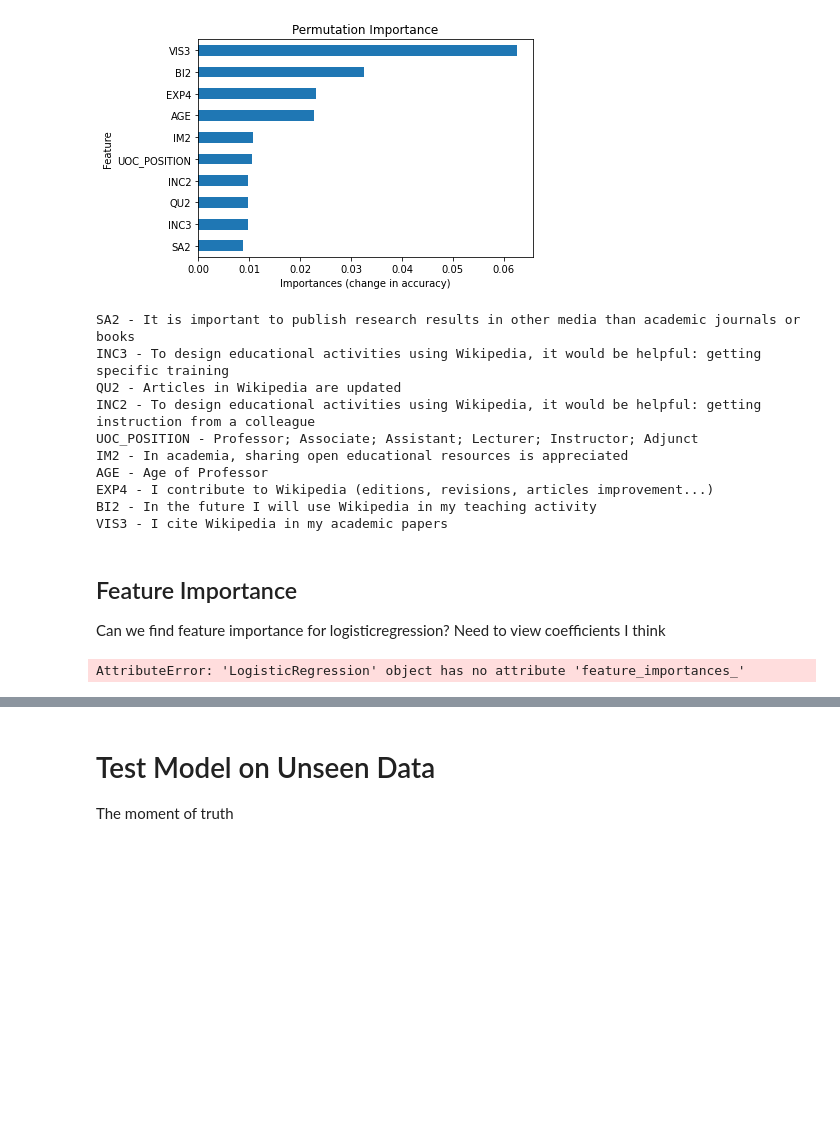
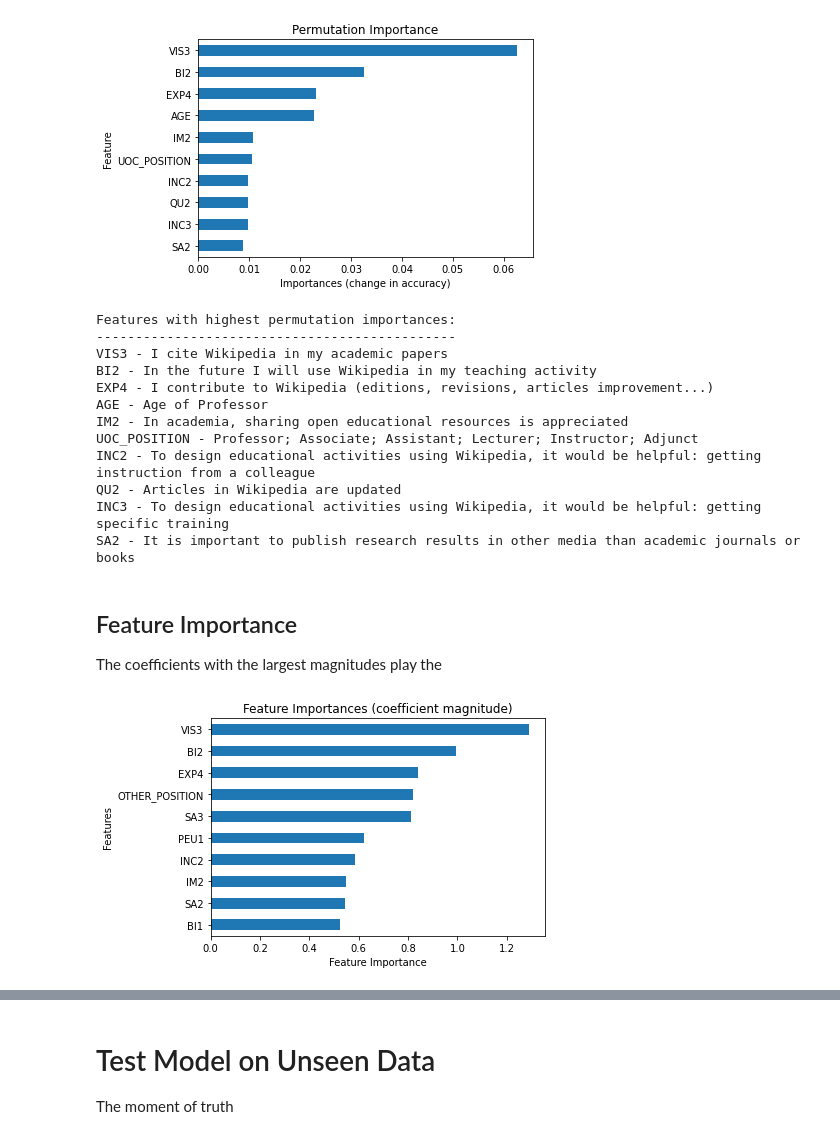
Before and after one commit to KWeatherwalks/EduWikiML, a Jupyter notebook: LogisticRegressionModel.ipynb, the cells around one changed output, grey strips where cells are left out. Cells and saved outputs as stored; diff of their text form; code cells hidden in the pictures; blank space fills up the shorter version.

Commit message:
update feature importances and permutation importance reporting

```diff
--- a/LogisticRegressionModel.ipynb
+++ b/LogisticRegressionModel.ipynb
@@ -181,30 +181,34 @@ plt.title('Permutation Importance');
 # %% [output]
 [figure]
 # %%
-for i in range(10):
+print('Features with highest permutation importances:')
+print('-'*46)
+for i in range(9,-1,-1):
     feature = pi_df.tail(10).index[i]
     print(feature, '-', constructs.loc[feature].statement)
 # %% [output]
+Features with highest permutation importances:
+----------------------------------------------
+VIS3 - I cite Wikipedia in my academic papers
+BI2 - In the future I will use Wikipedia in my teaching activity
+EXP4 - I contribute to Wikipedia (editions, revisions, articles improvement...)
+AGE - Age of Professor
+IM2 - In academia, sharing open educational resources is appreciated
+UOC_POSITION - Professor; Associate; Assistant; Lecturer; Instructor; Adjunct
+INC2 - To design educational activities using Wikipedia, it would be helpful: getting instruction from a colleague
+QU2 - Articles in Wikipedia are updated
+INC3 - To design educational activities using Wikipedia, it would be helpful: getting specific training
 SA2 - It is important to publish research results in other media than academic journals or books
-INC3 - To design educational activities using Wikipedia, it would be helpful: getting specific training
-QU2 - Articles in Wikipedia are updated
-INC2 - To design educational activities using Wikipedia, it would be helpful: getting instruction from a colleague
-UOC_POSITION - Professor; Associate; Assistant; Lecturer; Instructor; Adjunct
-IM2 - In academia, sharing open educational resources is appreciated
-AGE - Age of Professor
-EXP4 - I contribute to Wikipedia (editions, revisions, articles improvement...)
-BI2 - In the future I will use Wikipedia in my teaching activity
-VIS3 - I cite Wikipedia in my academic papers
-# %% [markdown]
-## Feature Importance
-Can we find feature importance for logisticregression? Need to view coefficients I think
+# %% [markdown]
+## Feature Importance
+The coefficients with the largest magnitudes play the
 # %%
 # Feature importances from pipeline
-importances = classifier.named_steps['logisticregression'].feature_importances_
-feat_imp = pd.Series(data=importances, index=X.columns).sort_values()
+importances = classifier.named_steps['logisticregression'].coef_[0]
+feat_imp = pd.Series(data=importances, index=X.columns).map(abs).sort_values()
 feat_imp.tail(10).plot(kind='barh')
 plt.xlabel('Feature Importance')
 plt.ylabel('Features')
-plt.title('Feature Importances for ');
+plt.title('Feature Importances (coefficient magnitude)');
 # %% [output]
-AttributeError: 'LogisticRegression' object has no attribute 'feature_importances_'
+[figure, added]
```
Also changed, not shown: parts of 6 cells of this notebook, 1 other file.
